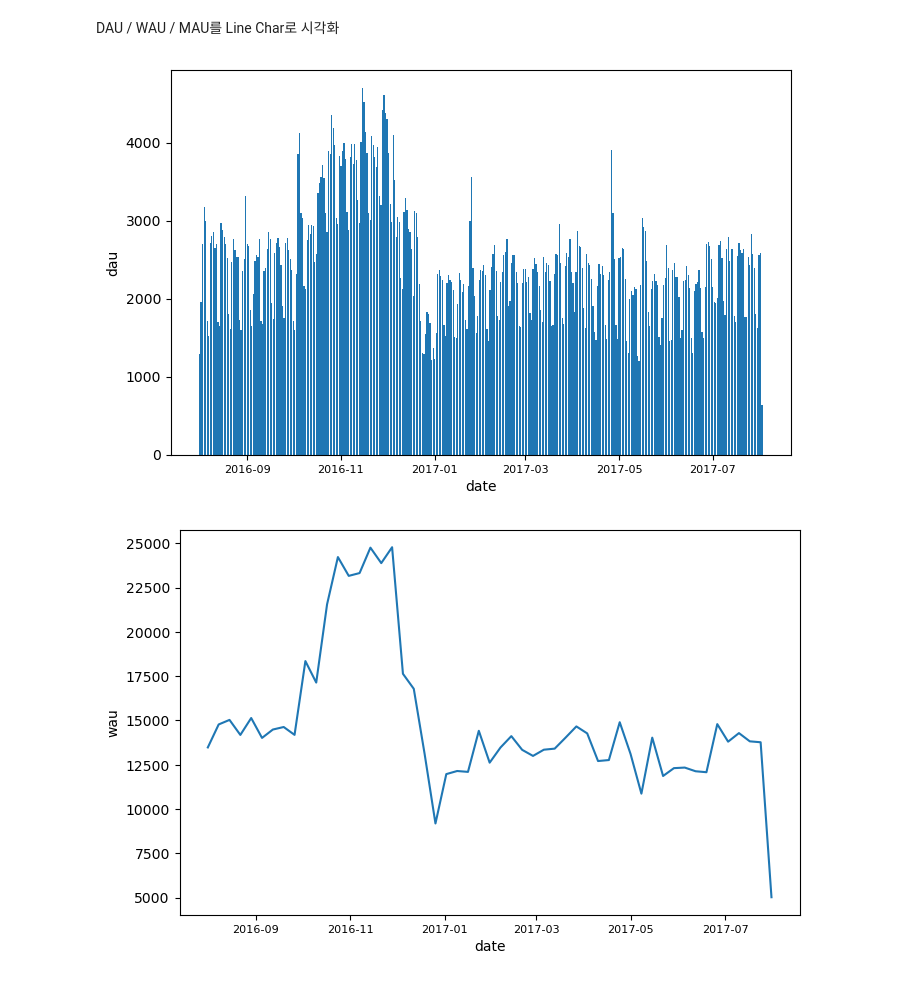
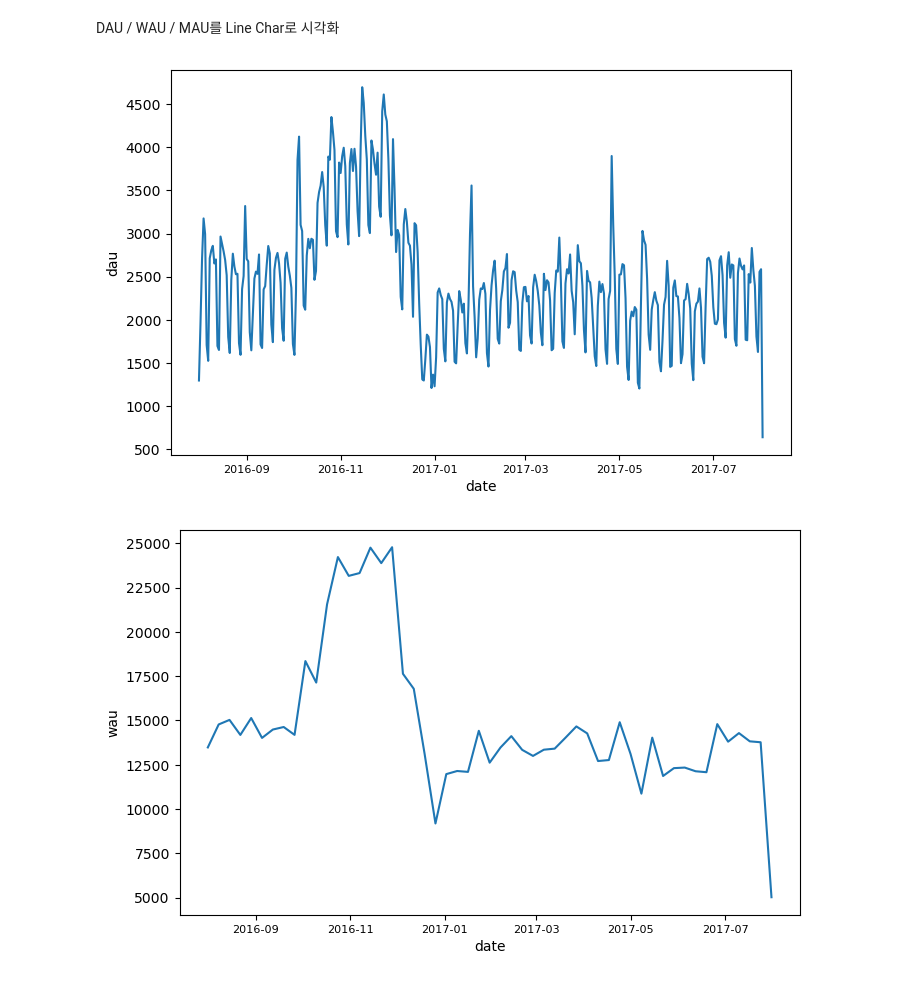
Before and after one commit to oddsmile/GAcustomerprediction, a Jupyter notebook: ga4과제풀어보기(2.13).ipynb, the cells around one changed output. Saved outputs shown, nothing was run; the diff lists cells and outputs as text; code cells hidden in the pictures.

```diff
--- a/ga4과제풀어보기(2.13).ipynb
+++ b/ga4과제풀어보기(2.13).ipynb
@@ -57,16 +57,16 @@ df['date'] = df['visitStartTime'].dt.date
 # %%
 # dau_df = df.groupby(df['date'])[['fullVisitorId']].count()
 dau_df = df['date'].value_counts().sort_index()
 
 plt.figure(figsize = (8,5))
 # plt.plot(dau_df.index, dau_df['fullVisitorId'])
-plt.bar(dau_df.index, dau_df.values)
+plt.plot(dau_df.index, dau_df.values)
 plt.xlabel('date')
 plt.ylabel('dau')
 plt.xticks(fontsize=8)
 plt.show()
 # %% [output]
-[figure, old version]
+[figure, new version]
 # %%
 # WAU구하기
 df['period_week'] = df['visitStartTime'].dt.to_period("W")
```
Also changed, not shown: parts of 11 cells of this notebook.
